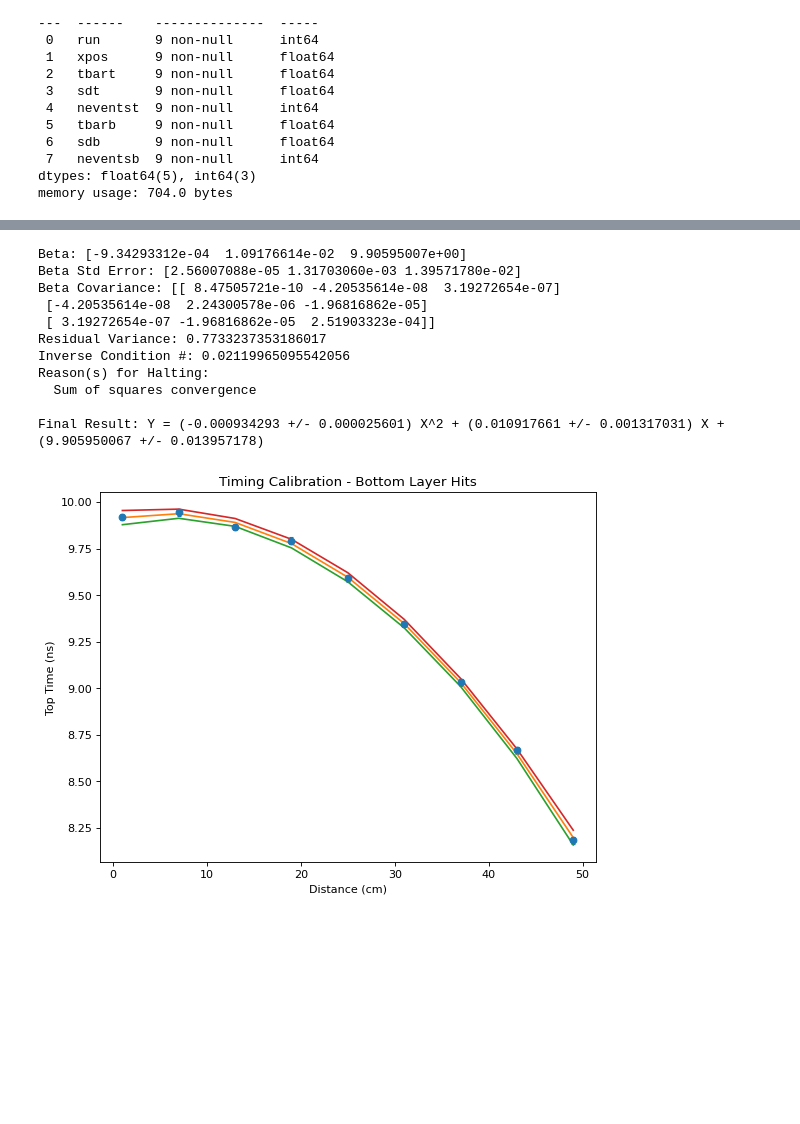
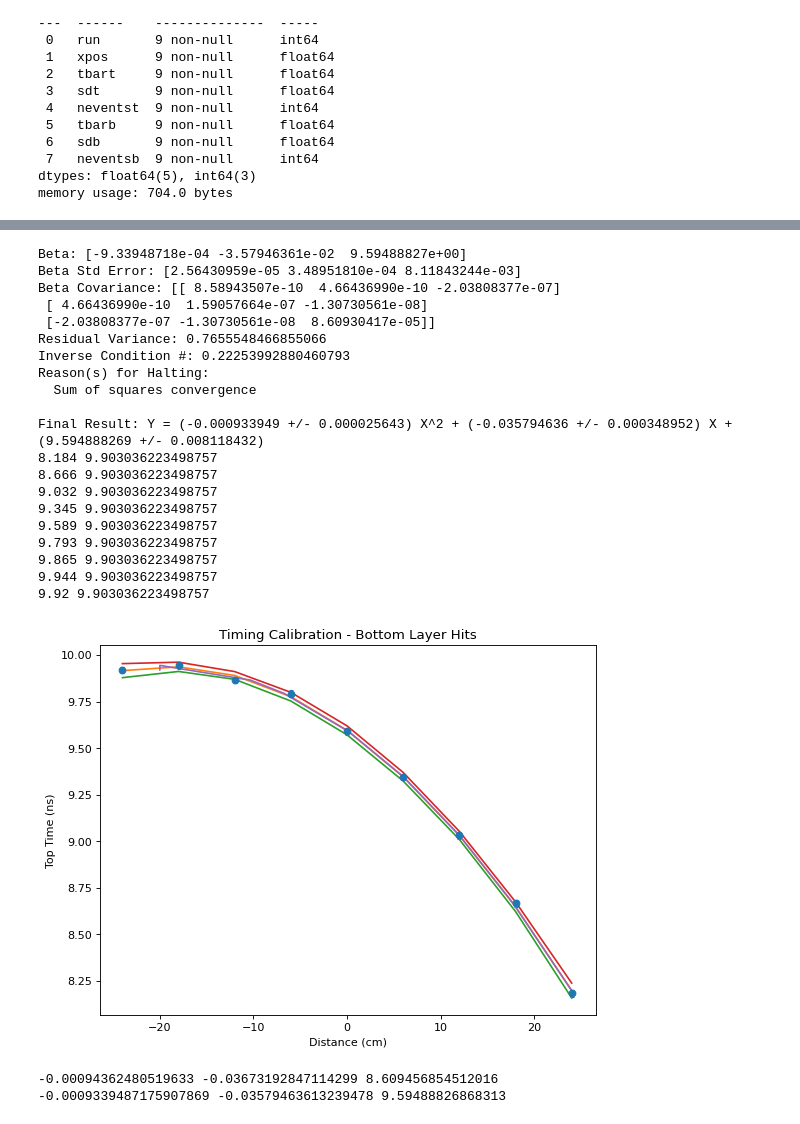
Before and after one commit to chapatilasers/AnaBarMC, a Jupyter notebook: timing_calibration.ipynb, the cells around one changed output, grey strips where cells are left out. Cells and saved outputs as stored; diff of their text form; code cells hidden in the pictures; blank space fills up the shorter version.

```diff
--- a/timing_calibration.ipynb
+++ b/timing_calibration.ipynb
@@ -26,9 +26,10 @@ memory usage: 704.0 bytes
 # %%
 df['dtbart'] = df['sdt']/np.sqrt(df['neventst'])
 df['dtbarb'] = df['sdb']/np.sqrt(df['neventsb'])
-df['dxpos'] = 0.0001*df['xpos']
+df['xposoff'] = df['xpos']-25.0
+df['dxpos'] = 0.001*df['xpos']
 # %%
-xi = df['xpos']
+xi = df['xposoff']
 yi = df['tbart']
 sigmaxi = df['dxpos']
 sigmayi = df['dtbart']
@@ -85,5 +86,24 @@ plt.plot(xi,upper)
 plt.xlabel('Distance (cm)')
 plt.ylabel('Top Time (ns)')
 plt.title('Timing Calibration - Top Layer Hits')
+
+a1 = popt[0]
+b1 = popt[1]
+c1 = popt[2]
+
+xmin = -25.0
+ymin = a1*xmin*xmin+b1*xmin+c1-0.003
+
+xplot = yi
+yplot = []
+for i in range(len(xplot)):
+    print (xplot[i],ymin)
+    if xplot[i] < ymin:
+        yplot.append((-b1-np.sqrt(np.fabs(b1**2-4*a1*(c1-xplot[i]))))/(2.0*a1))
+    else:
+        yplot.append(-20.0)
+
+plt.plot(yplot,xplot)
+
 plt.show()
 # %% [output]
@@ -102,5 +131,5 @@ Final Result: Y = (-0.000943602 +/- 0.000020685) X^2 + (0.010449201 +/- 0.001058
 # %%
-xi = df['xpos']
+xi = df['xposoff']
 yi = df['tbarb']
 sigmaxi = df['dxpos']
 sigmayi = df['dtbarb']
@@ -135,39 +164,73 @@ perr = myoutput.sd_beta # the vector of ERRORS in the optimized parameters
 # purposes.
 
 ps = np.random.multivariate_normal(popt,pcov,10000)
 ysample=np.asarray([fitfunction(pi,xi) for pi in ps])
 
 lower = np.percentile(ysample,0.5,axis=0)
 upper = np.percentile(ysample,99.5,axis=0)
 middle = (lower+upper)/2.0
 
 print()
 print ("Final Result: Y = (%0.9f +/- %0.9f) X^2 + (%0.9f +/- %0.9f) X + (%0.9f +/- %0.9f)" % (popt[0],perr[0],popt[1],perr[1],popt[2],perr[2]))
 
 plt.figure(figsize=(8, 6), dpi=80)
 
 plt.errorbar(xi, yi, xerr=sigmaxi, yerr=sigmayi, fmt='o', capsize=2, capthick=1)
 
 plt.plot(xi,middle)
 plt.plot(xi,lower)
 plt.plot(xi,upper)
 
 #########################
 
 plt.xlabel('Distance (cm)')
 plt.ylabel('Top Time (ns)')
 plt.title('Timing Calibration - Bottom Layer Hits')
+
+a2 = popt[0]
+b2 = popt[1]
+c2 = popt[2]
+
+xmin = -25.0
+ymin = a2*xmin*xmin+b2*xmin+c2-0.003
+
+xplot = yi
+yplot = []
+for i in range(len(xplot)):
+    print (xplot[i],ymin)
+    if xplot[i] < ymin:
+        yplot.append((-b2-np.sqrt(np.fabs(b2**2-4*a2*(c2-xplot[i]))))/(2.0*a2))
+    else:
+        yplot.append(-20.0)
+
+plt.plot(yplot,xplot)
+
 plt.show()
 # %% [output]
-Beta: [-9.34293312e-04  1.09176614e-02  9.90595007e+00]
-Beta Std Error: [2.56007088e-05 1.31703060e-03 1.39571780e-02]
-Beta Covariance: [[ 8.47505721e-10 -4.20535614e-08  3.19272654e-07]
- [-4.20535614e-08  2.24300578e-06 -1.96816862e-05]
- [ 3.19272654e-07 -1.96816862e-05  2.51903323e-04]]
-Residual Variance: 0.7733237353186017
-Inverse Condition #: 0.02119965095542056
+Beta: [-9.33948718e-04 -3.57946361e-02  9.59488827e+00]
+Beta Std Error: [2.56430959e-05 3.48951810e-04 8.11843244e-03]
+Beta Covariance: [[ 8.58943507e-10  4.66436990e-10 -2.03808377e-07]
+ [ 4.66436990e-10  1.59057664e-07 -1.30730561e-08]
+ [-2.03808377e-07 -1.30730561e-08  8.60930417e-05]]
+Residual Variance: 0.7655548466855066
+Inverse Condition #: 0.22253992880460793
 Reason(s) for Halting:
   Sum of squares convergence
 
-Final Result: Y = (-0.000934293 +/- 0.000025601) X^2 + (0.010917661 +/- 0.001317031) X + (9.905950067 +/- 0.013957178)
+Final Result: Y = (-0.000933949 +/- 0.000025643) X^2 + (-0.035794636 +/- 0.000348952) X + (9.594888269 +/- 0.008118432)
+8.184 9.903036223498757
+8.666 9.903036223498757
+9.032 9.903036223498757
+9.345 9.903036223498757
+9.589 9.903036223498757
+9.793 9.903036223498757
+9.865 9.903036223498757
+9.944 9.903036223498757
+9.92 9.903036223498757
-[figure, old version]
+[figure, new version]
+# %%
+print (a1,b1,c1)
+print (a2,b2,c2)
+# %% [output]
+-0.00094362480519633 -0.03673192847114299 8.609456854512016
+-0.0009339487175907869 -0.03579463613239478 9.59488826868313
```
Also changed, not shown: parts of 1 cell of this notebook, 5 other files.
